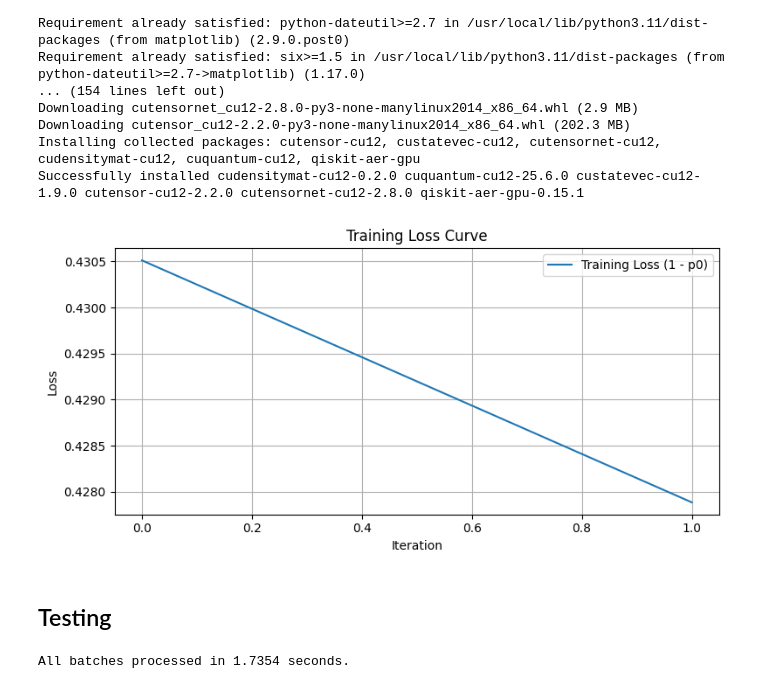
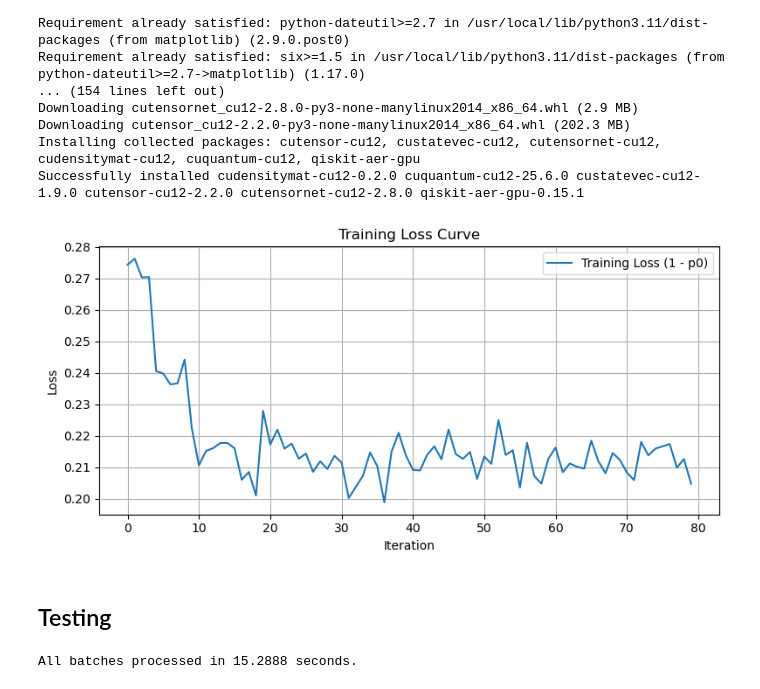
Before and after one commit to RohanSenthil/QAE_BETH_Anomaly, a Jupyter notebook: qae.ipynb, the cells around one changed output. Cells and saved outputs as stored; diff of their text form; code cells hidden in the pictures.

```diff
--- a/qae.ipynb
+++ b/qae.ipynb
@@ -99,7 +99,7 @@ autoencoder = tf.keras.models.load_model(
     custom_objects={"AnomalyDetector": AnomalyDetector}
 )
 # %%
-transformed_training_data = pd.read_csv('labelled_transformed_training_data.csv')
+transformed_training_data = pd.read_csv('Dataset/Transformed/Normalised/labelled_transformed_training_data.csv')
 
 # 1. Extract labels (column 6)
 training_labels = transformed_training_data.iloc[:, 6].astype(bool)  # Anomalies: True
@@ -119,8 +119,8 @@ training_labels = tf.convert_to_tensor(training_labels.values, dtype=tf.bool)
 normal_training_data = tf.boolean_mask(training_data, ~training_labels)
 anomalous_training_data = tf.boolean_mask(training_data, training_labels)
 # %%
-# reduced_normal_training_data = autoencoder.encoder(normal_training_data)
-reduced_normal_training_data = normal_training_data
+reduced_normal_training_data = autoencoder.encoder(normal_training_data)
+# reduced_normal_training_data = normal_training_data
 
 # filtered_np = normal_training_data.numpy().astype(np.float64)
 # target_len = 2**5  # 32 for 5 qubits
@@ -205,7 +205,7 @@ def build_encoded_circuits(data, encoding_fn):
 
 def ansatz(num_qubits):
     # return real_amplitudes(num_qubits, reps=1)
-    return pauli_two_design(num_qubits, reps=3)
+    return pauli_two_design(num_qubits, reps=1)
 
 def auto_encoder_circuit(num_latent, num_trash):
     qr = QuantumRegister(num_latent + 2 * num_trash + 1, "q")
@@ -226,8 +226,8 @@ def auto_encoder_circuit(num_latent, num_trash):
 from qiskit_aer.primitives import Sampler
 
 # Constants
-num_latent = 5
-num_trash = 3
+num_latent = 3
+num_trash = 1
 total_qubits = num_latent + 2 * num_trash + 1  # encoding + reference + auxiliary
 
 # Step 1: Build the parameterized autoencoder circuit (no encoding here)
@@ -323,22 +323,22 @@ def cost_function(params, data_subset, qnn, encoding_fn):
 # %%
 # Use small subset for training speed
 subset_size = 1000
 subset_indices = np.random.choice(len(scaled_normal_training_data), size=subset_size, replace=False)
 training_subset = scaled_normal_training_data[subset_indices]
 
 # Initialize params for AE circuit
 num_params = len(auto_encoder_circuit(num_latent, num_trash).parameters)
 initial_params = np.random.rand(num_params)
 
 # Optimize
 optimizer = COBYLA(maxiter=80)
 result = optimizer.minimize(
-    fun=lambda p: cost_function(p, training_subset, qnn, angle_encoding),
+    fun=lambda p: cost_function(p, training_subset, qnn, dense_angle_encoding),
     x0=initial_params
 )
 trained_params = result.x
 # %% [output]
-[figure, old version]
+[figure, new version]
 # %%
 from qiskit.qpy import dump
 import os
@@ -443,13 +443,13 @@ train_scores, train_time = compute_anomaly_scores(
     qnn,
     training_subset,
     trained_params,
-    encoding_fn=dense_angle_encoding,
+    encoding_fn=efficient_su2_encoding,
     batch_size=64
 )
 
 threshold = 0.5 * (np.min(train_scores) + np.max(train_scores))
 # %% [output]
-All batches processed in 1.7354 seconds.
+All batches processed in 15.2888 seconds.
 # %%
 y_pred = (train_scores < threshold).astype(int)
 
```
Also changed, not shown: parts of 6 cells of this notebook, 10 other files.
